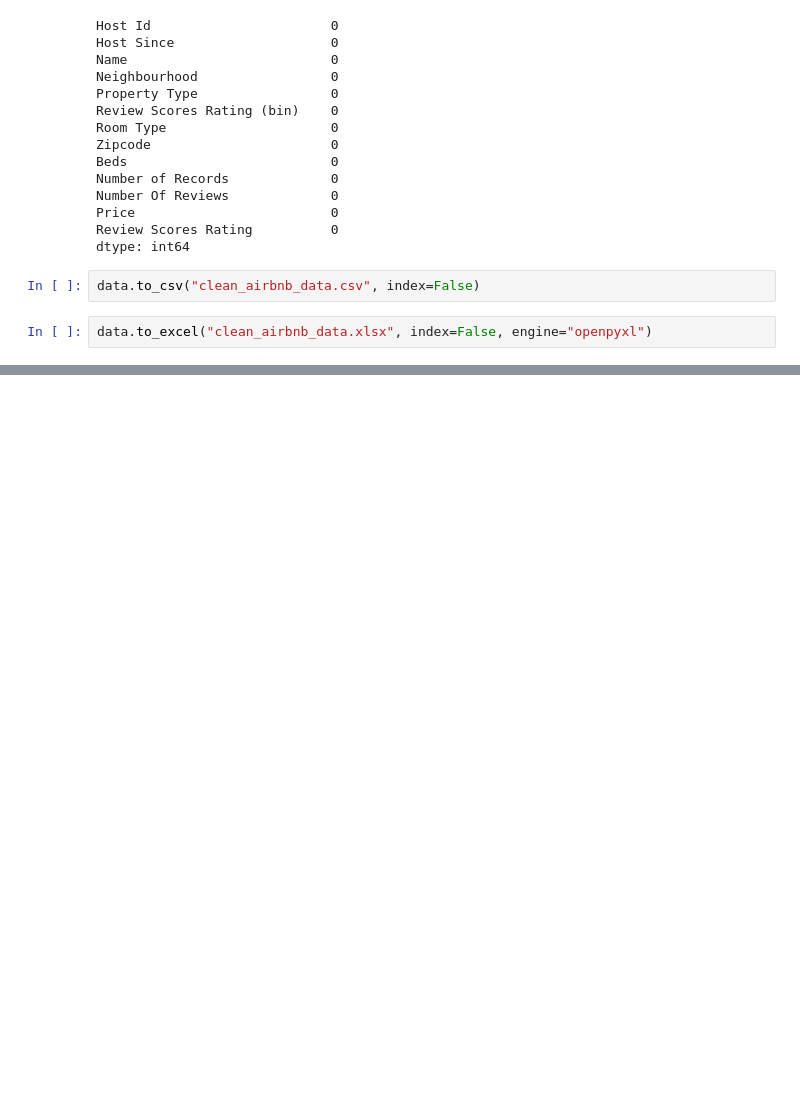
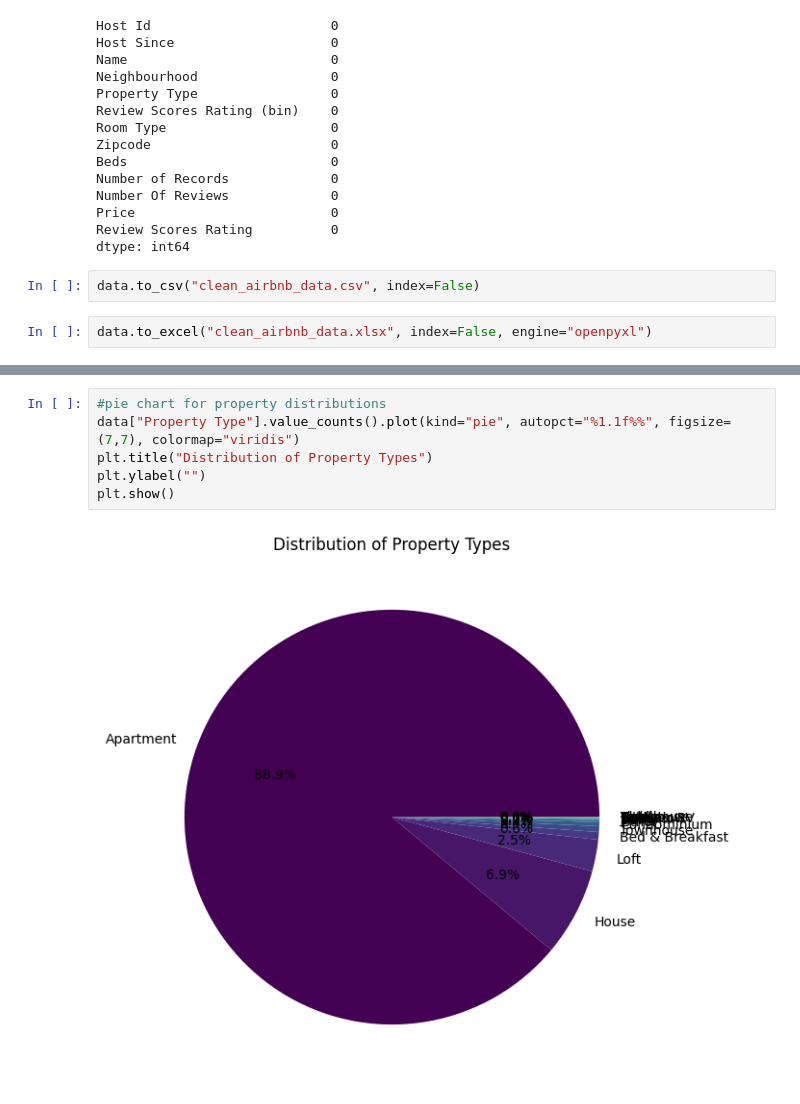
Before and after one commit to anitajn86/DATA-VIZ, a Jupyter notebook: ProjectPartA.ipynb, the cells around one changed output, grey strips where cells are left out. Cells and saved outputs as stored; diff of their text form; blank space fills up the shorter version.

```diff
--- a/ProjectPartA.ipynb
+++ b/ProjectPartA.ipynb
@@ -217,0 +234,8 @@ data.to_excel("clean_airbnb_data.xlsx", index=False, engine="openpyxl")
+# %%
+#pie chart for property distributions
+data["Property Type"].value_counts().plot(kind="pie", autopct="%1.1f%%", figsize=(7,7), colormap="viridis")
+plt.title("Distribution of Property Types")
+plt.ylabel("")
+plt.show()
+# %% [output]
+[figure, added]
```
Also changed, not shown: parts of 2 cells of this notebook.
